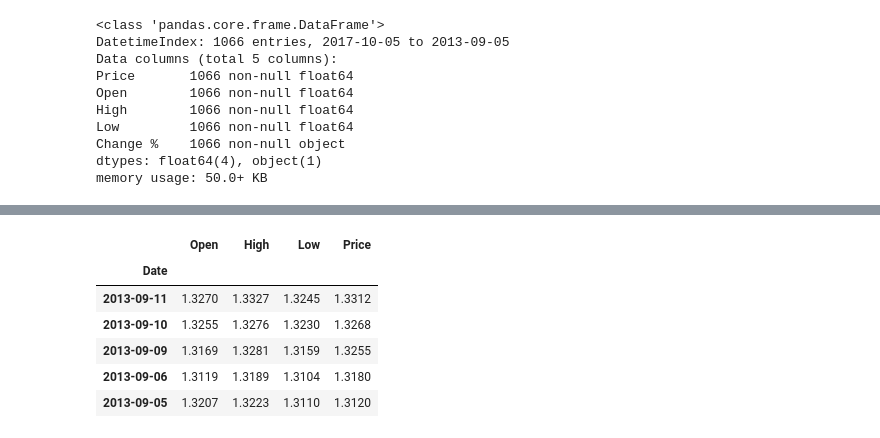
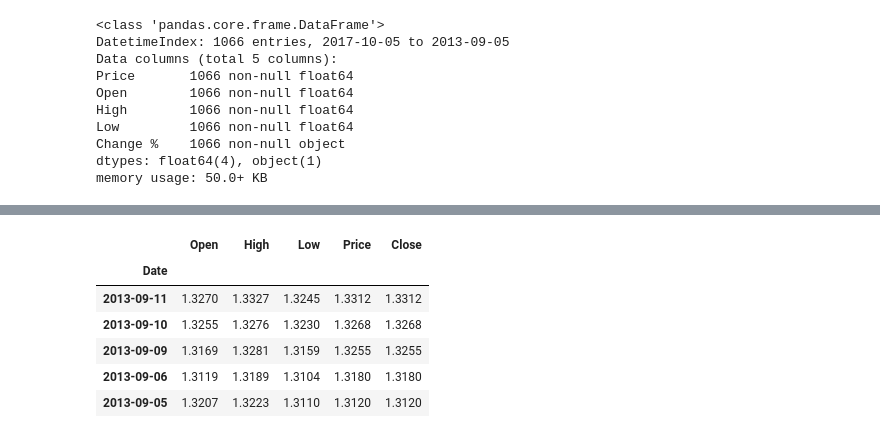
Before and after one commit to allaccountstaken/hilpisch, a Jupyter notebook: data_viz.ipynb, the cells around one changed output, grey strips where cells are left out. Cells and saved outputs as stored; diff of their text form; code cells hidden in the pictures.

```diff
--- a/data_viz.ipynb
+++ b/data_viz.ipynb
@@ -359,16 +349,16 @@ raw.head()
 # %%
 quotes = raw[['Open', 'High', 'Low', 'Price']]
-quotes.
+quotes['Close'] = quotes.Price
 quotes = quotes.iloc[-60:]
 quotes.tail()
 # %% [output]
-|  | Open | High | Low | Price |
-| Date |  |  |  |  |
-| 2013-09-11 | 1.3270 | 1.3327 | 1.3245 | 1.3312 |
-| 2013-09-10 | 1.3255 | 1.3276 | 1.3230 | 1.3268 |
-| 2013-09-09 | 1.3169 | 1.3281 | 1.3159 | 1.3255 |
-| 2013-09-06 | 1.3119 | 1.3189 | 1.3104 | 1.3180 |
-| 2013-09-05 | 1.3207 | 1.3223 | 1.3110 | 1.3120 |
+|  | Open | High | Low | Price | Close |
+| Date |  |  |  |  |  |
+| 2013-09-11 | 1.3270 | 1.3327 | 1.3245 | 1.3312 | 1.3312 |
+| 2013-09-10 | 1.3255 | 1.3276 | 1.3230 | 1.3268 | 1.3268 |
+| 2013-09-09 | 1.3169 | 1.3281 | 1.3159 | 1.3255 | 1.3255 |
+| 2013-09-06 | 1.3119 | 1.3189 | 1.3104 | 1.3180 | 1.3180 |
+| 2013-09-05 | 1.3207 | 1.3223 | 1.3110 | 1.3120 | 1.3120 |
 # %%
 qf = cf.QuantFig(quotes,
                 title='EUR/USD Exchange Rate',
```
Also changed, not shown: parts of 2 cells of this notebook.
